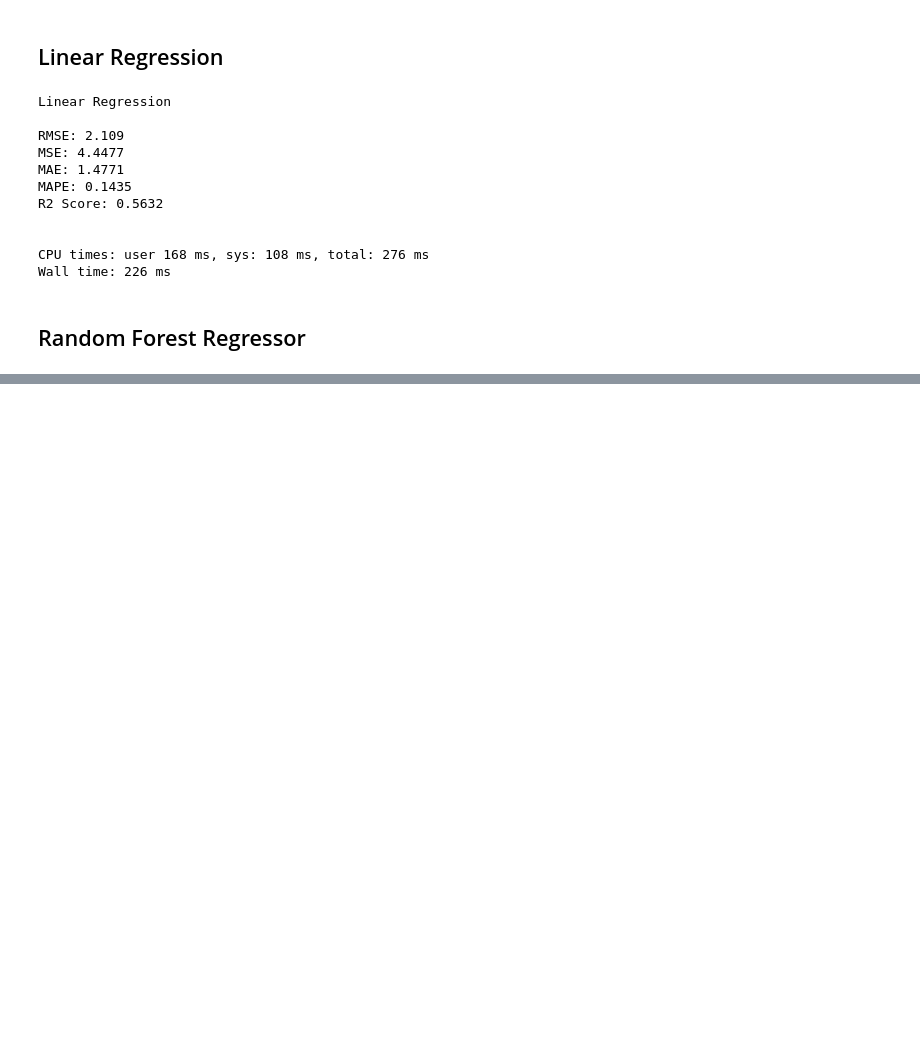
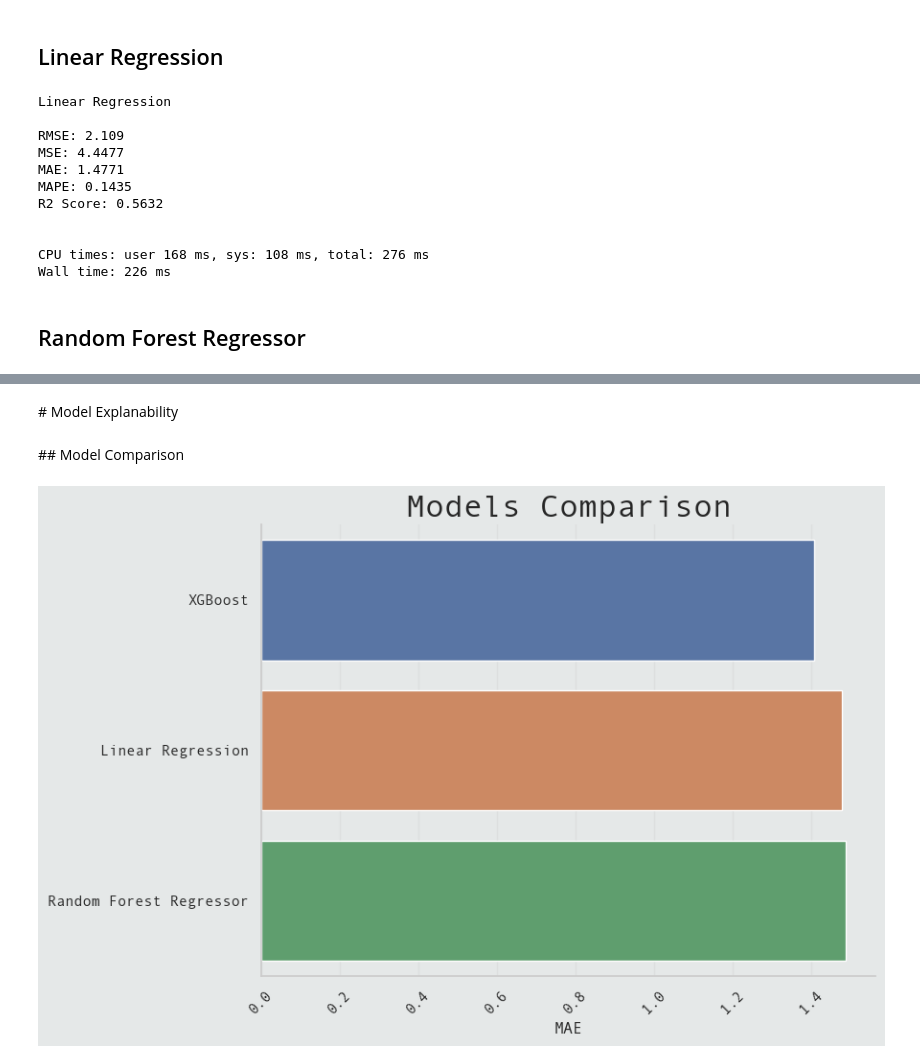
Before and after one commit to Volscente/kaggle_tps, a Jupyter notebook: notebooks/S3E16/crab_age_regression.ipynb, the cells around one changed output, grey strips where cells are left out. Drawn from its saved outputs; the diff is of its cells as text; code cells hidden in the pictures; blank space fills up the shorter version.

Commit message:
S3E16 - Model Comparison

```diff
--- a/notebooks/S3E16/crab_age_regression.ipynb
+++ b/notebooks/S3E16/crab_age_regression.ipynb
@@ -700,0 +741,27 @@ Wall time: 2.91 s
+# %% [markdown]
+# Model Explanability
+# %% [markdown]
+## Model Comparison
+# %%
+# Sort dataframe by the metric
+performance.sort_values('MAE', inplace=True)
+
+# Create figure
+figure = plt.figure(tight_layout=True, figsize=(9, 6))
+
+# Plot models' metrics
+ax = sns.barplot(data=performance,
+                 x='MAE',
+                 y=performance.index.tolist())
+
+# Set title
+ax.set_title('Models Comparison',
+             fontsize=24)
+
+# Set tick rotation
+plt.xticks(rotation=45)
+
+# Plot with tight layout
+plt.tight_layout()
+# %% [output]
+[figure, added]
```
Also changed, not shown: parts of 3 cells of this notebook.
